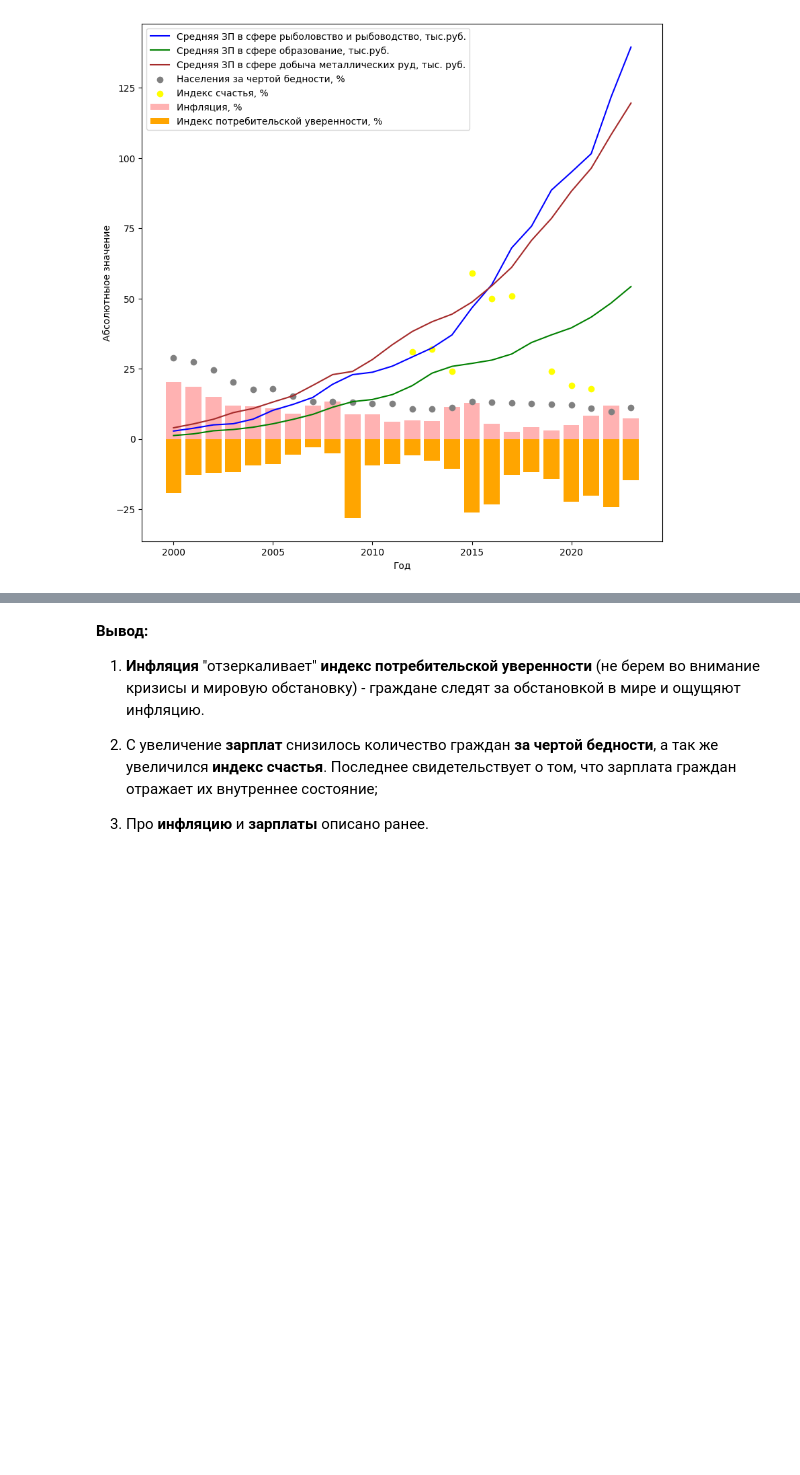
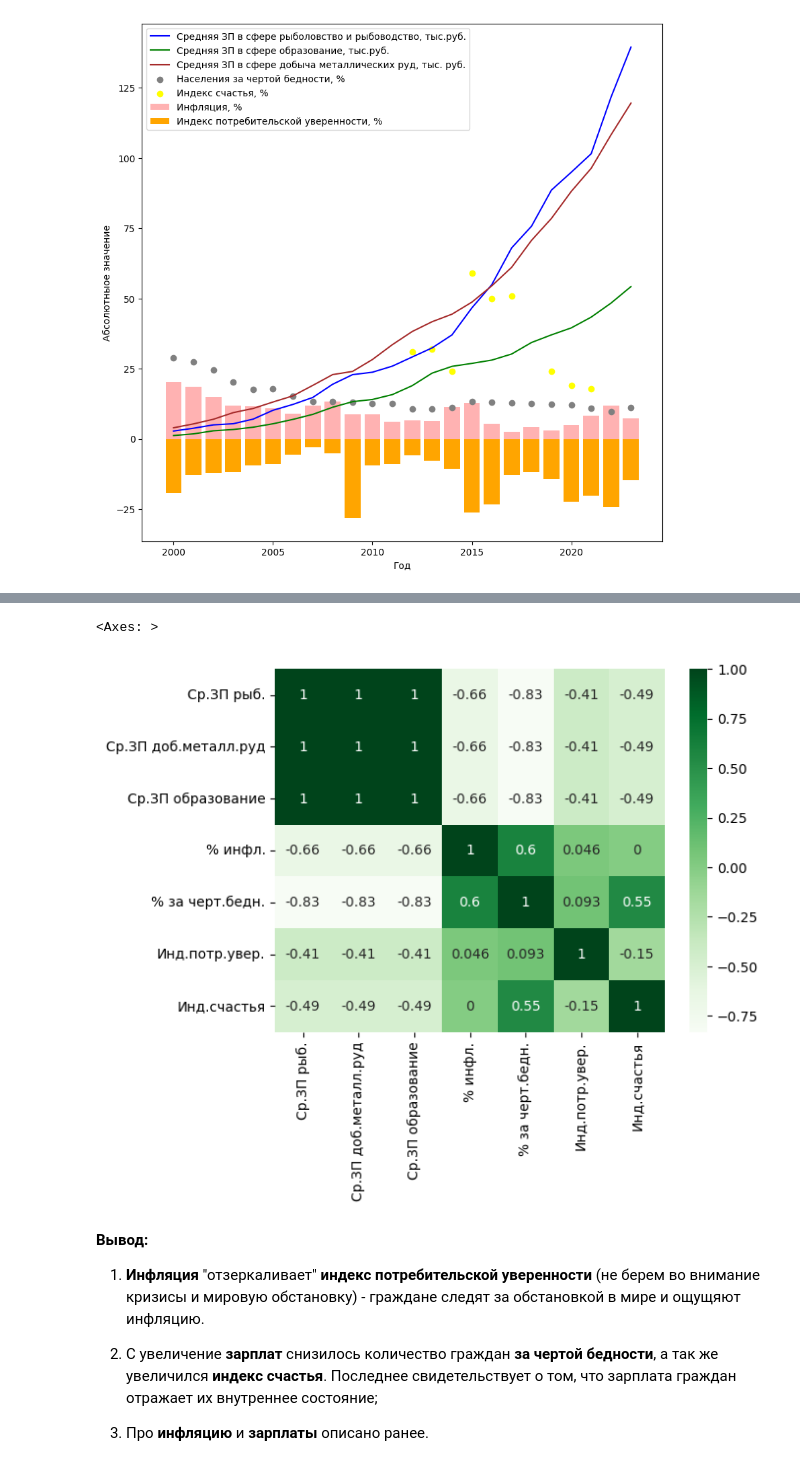
Before and after one commit to qd217/DS_project, a Jupyter notebook: Project.ipynb, the cells around one changed output, grey strips where cells are left out. Saved outputs shown, nothing was run; the diff lists cells and outputs as text; code cells hidden in the pictures; blank space fills up the shorter version.

```diff
--- a/Project.ipynb
+++ b/Project.ipynb
@@ -150,3 +152,18 @@ plt.legend(['Средняя ЗП в сфере рыболовство и рыб
 plt.show()
 # %% [output]
 [figure]
+# %%
+# -- СВОДНАЯ ТАБЛИЦА ДЛЯ АНАЛИЗА --
+data_full = pd.concat([zp_data,infl_data.tail(1),bednos_data.tail(2).head(1),ind_potr_data,ind_hap_data])
+data = data_full.T
+data = data.rename(columns={'рыболовство и рыбоводство': 'Ср.ЗП рыб.','добыча металлических руд': 'Ср.ЗП доб.металл.руд', 'образование' : 'Ср.ЗП образование', 'Всего':'% инфл.', 'В процентах от общей численности населения':'% за черт.бедн.','Индекс потребительской уверенности':'Инд.потр.увер.','Индекс счастья':'Инд.счастья'})
+
+data['Ср.ЗП рыб.'] = data['Ср.ЗП рыб.'].astype(float)
+data['Ср.ЗП доб.металл.руд'] = data['Ср.ЗП доб.металл.руд'].astype(float)
+data['Ср.ЗП образование'] = data['Ср.ЗП образование'].astype(float)
+data['% инфл.'] = data['% инфл.'].astype(np.float16)
+data['% за черт.бедн.'] = data['% за черт.бедн.'].astype(np.float16)
+data['Инд.потр.увер.'] = data['Инд.потр.увер.'].astype(np.float16)
+data['Инд.счастья'] = data['Инд.счастья'].astype(np.float16)
+
+data
@@ -153,3 +188,10 @@ plt.show()
+# %%
+# -- КОРРЕЛЯЦИЯ СПИРМЕНА--
+corr = data.corr(method='spearman', numeric_only=True)
+sns.heatmap(corr, cmap="Greens", annot=True)
+# %% [output]
+<Axes: >
+[figure, added]
 # %% [markdown]
 **Вывод:**
 
```
Also changed, not shown: parts of 3 cells of this notebook.
